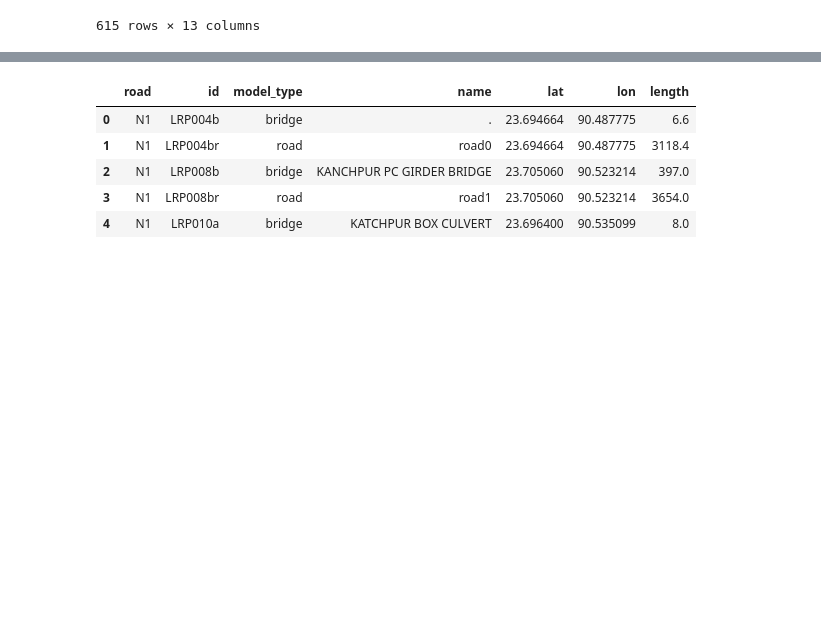
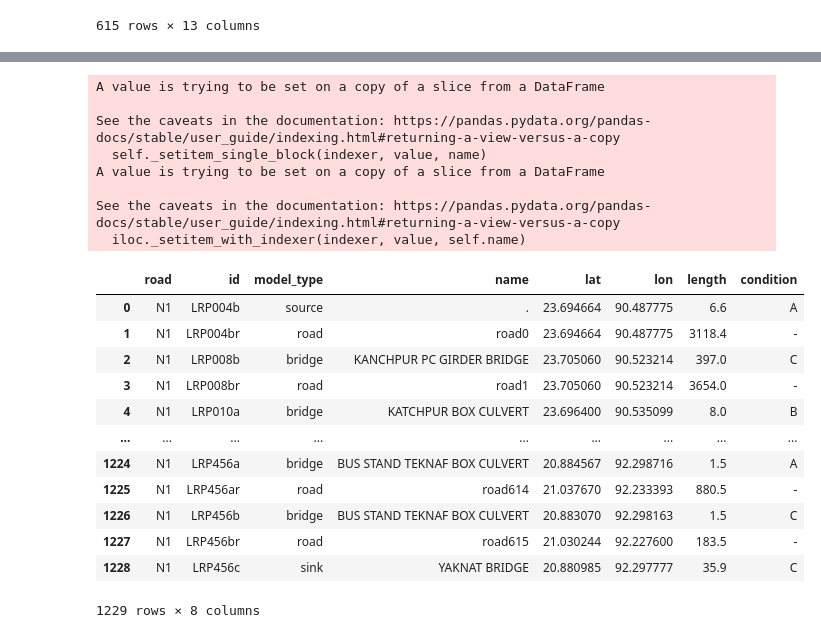
Before and after one commit to EwoutH/EPA1352-Adv-Simulation, a Jupyter notebook: EPA1352-G06-A2/notebooks/bridges_eda.ipynb, the cells around one changed output, grey strips where cells are left out. Cells and saved outputs as stored; diff of their text form; code cells hidden in the pictures; blank space fills up the shorter version.

```diff
--- a/EPA1352-G06-A2/notebooks/bridges_eda.ipynb
+++ b/EPA1352-G06-A2/notebooks/bridges_eda.ipynb
@@ -154,10 +140,10 @@ bridges1
 | 616 | 15734 | 460.113 | RCC Girder Bridge | LRP456c | YAKNAT BRIDGE | 35.9 | C | 460.113 | 20.880985 | 92.297777 | ... |
 615 rows × 13 columns
 # %%
-cols = ['LRPName', 'model_type', 'name', 'lat', 'lon', 'length'] # Later column 'road' toevoegen.
+cols = ['LRPName', 'model_type', 'name', 'lat', 'lon', 'length', 'condition'] # Later column 'road' toevoegen.
 df = pd.DataFrame(columns=cols)
 for index, row in bridges1.iterrows():
-    df = df.append(row[['LRPName', 'model_type', 'name', 'lat', 'lon', 'length']], ignore_index=True)
+    df = df.append(row[['LRPName', 'model_type', 'name', 'lat', 'lon', 'length', 'condition']], ignore_index=True)
     road_id = row['LRPName'] + 'r'
     road_index = f'road{index}'
     if index >= 616:
@@ -165,8 +151,9 @@ for index, row in bridges1.iterrows():
     road_lat = (row['lat'] + bridges.iloc[index+1]['lat']) / 2
     road_lon = (row['lon'] + bridges.iloc[index+1]['lon']) / 2
     road_length = row['dist']*1000 - row['length']
+    road_condition = '-'
     new_row = {'LRPName' : road_id, 'model_type' : 'road', 'name' : road_index,
-               'lat' : road_lat, 'lon' : road_lon, 'length' : road_length}
+               'lat' : road_lat, 'lon' : road_lon, 'length' : road_length, 'condition' : road_condition}
     df = df.append(new_row, ignore_index=True)
-df.head(50)
+df.head()
 # %% [output]
@@ -191,6 +167,6 @@ df.head(50)
 result = df.copy()
 result.rename(columns={'LRPName' : 'id'}, inplace=True)
 result['road'] = 'N1'
-result1 = result[['road', 'id', 'model_type', 'name', 'lat', 'lon', 'length']]
-result1.tail(15)
+result1 = result[['road', 'id', 'model_type', 'name', 'lat', 'lon', 'length', 'condition']]
+result1.head()
 # %% [output]
@@ -213,13 +179,28 @@ result1.tail(15)
 # %%
-result1['model_type'].iloc[0].replace('bridge', 'source')
-result1['model_type'].iloc[-1].replace('bridge', 'sink')
-result1.head()
+result1['model_type'].iloc[0] = 'source'
+result1['model_type'].iloc[-1] = 'sink'
+result1
 # %% [output]
+A value is trying to be set on a copy of a slice from a DataFrame
+
+See the caveats in the documentation: https://pandas.pydata.org/pandas-docs/stable/user_guide/indexing.html#returning-a-view-versus-a-copy
+  self._setitem_single_block(indexer, value, name)
+A value is trying to be set on a copy of a slice from a DataFrame
+
+See the caveats in the documentation: https://pandas.pydata.org/pandas-docs/stable/user_guide/indexing.html#returning-a-view-versus-a-copy
+  iloc._setitem_with_indexer(indexer, value, self.name)
-|  | road | id | model_type | name | lat | lon | length |
-| 0 | N1 | LRP004b | bridge | . | 23.694664 | 90.487775 | 6.6 |
-| 1 | N1 | LRP004br | road | road0 | 23.694664 | 90.487775 | 3118.4 |
-| 2 | N1 | LRP008b | bridge | KANCHPUR PC GIRDER BRIDGE | 23.705060 | 90.523214 | 397.0 |
-| 3 | N1 | LRP008br | road | road1 | 23.705060 | 90.523214 | 3654.0 |
-| 4 | N1 | LRP010a | bridge | KATCHPUR BOX CULVERT | 23.696400 | 90.535099 | 8.0 |
+|  | road | id | model_type | name | lat | lon | length | condition |
+| 0 | N1 | LRP004b | source | . | 23.694664 | 90.487775 | 6.6 | A |
+| 1 | N1 | LRP004br | road | road0 | 23.694664 | 90.487775 | 3118.4 | - |
+| 2 | N1 | LRP008b | bridge | KANCHPUR PC GIRDER BRIDGE | 23.705060 | 90.523214 | 397.0 | C |
+| 3 | N1 | LRP008br | road | road1 | 23.705060 | 90.523214 | 3654.0 | - |
+| 4 | N1 | LRP010a | bridge | KATCHPUR BOX CULVERT | 23.696400 | 90.535099 | 8.0 | B |
+| ... | ... | ... | ... | ... | ... | ... | ... | ... |
+| 1224 | N1 | LRP456a | bridge | BUS STAND TEKNAF BOX CULVERT | 20.884567 | 92.298716 | 1.5 | A |
+| 1225 | N1 | LRP456ar | road | road614 | 21.037670 | 92.233393 | 880.5 | - |
+| 1226 | N1 | LRP456b | bridge | BUS STAND TEKNAF BOX CULVERT | 20.883070 | 92.298163 | 1.5 | C |
+| 1227 | N1 | LRP456br | road | road615 | 21.030244 | 92.227600 | 183.5 | - |
+| 1228 | N1 | LRP456c | sink | YAKNAT BRIDGE | 20.880985 | 92.297777 | 35.9 | C |
+1229 rows × 8 columns
 # %%
 result1.to_csv('../data/simulation_file_N1.csv')
```
Also changed, not shown: parts of 3 cells of this notebook, 1 other file.
